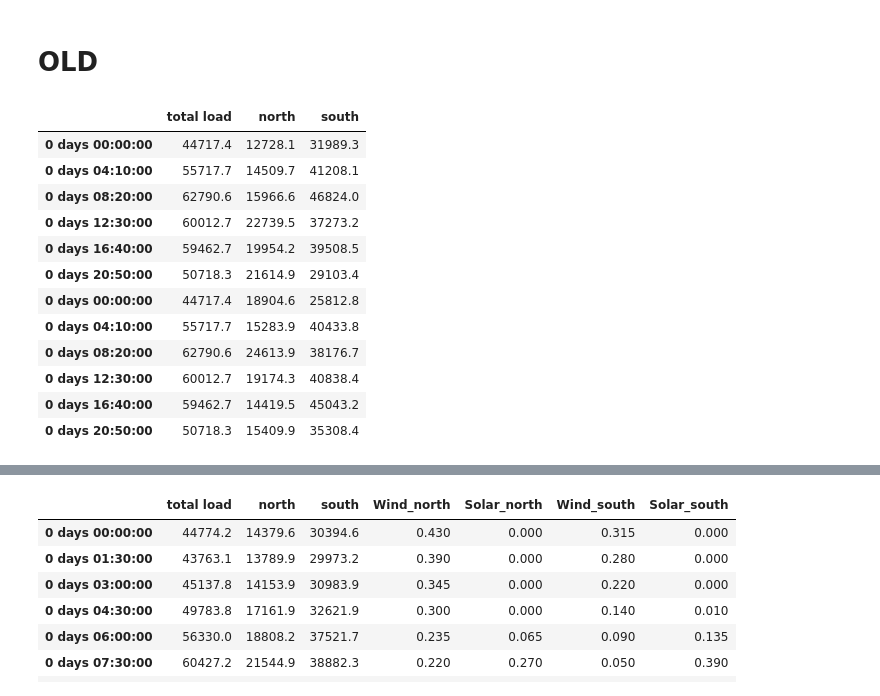
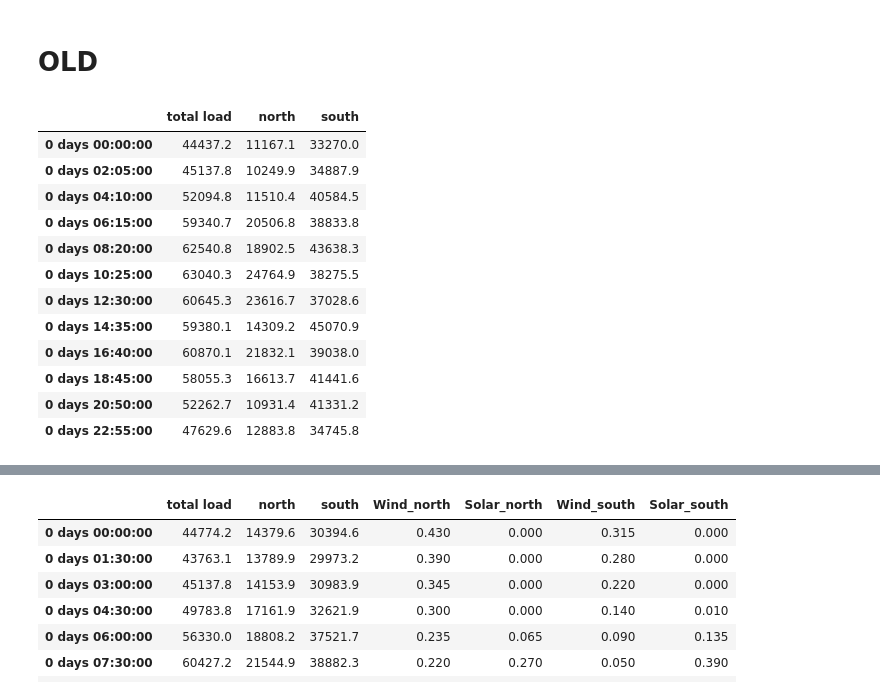
Before and after one commit to anselm-eicke/Locational-investment-signals, a Jupyter notebook: Input data/Input_data.ipynb, the cells around one changed output, grey strips where cells are left out. Drawn from its saved outputs; the diff is of its cells as text; code cells hidden in the pictures.

```diff
--- a/Input data/Input_data.ipynb
+++ b/Input data/Input_data.ipynb
@@ -69,23 +88,16 @@ new_frequency = pd.DataFrame(data = series.values, index = series.index, columns
 # %%
-new_frequency = new_frequency.append(new_frequency)
-
-np.random.seed([3,14])
-new_frequency['north'] = new_frequency['total load'] *(1/3 + np.random.uniform(-0.1, 0.1, len(new_frequency)))
-new_frequency['south'] = new_frequency['total load'] - new_frequency['north']
-new_frequency = new_frequency.round(1)
-new_frequency
 # %% [output]
 |  | total load | north | south |
-| 0 days 00:00:00 | 44717.4 | 12728.1 | 31989.3 |
-| 0 days 04:10:00 | 55717.7 | 14509.7 | 41208.1 |
-| 0 days 08:20:00 | 62790.6 | 15966.6 | 46824.0 |
-| 0 days 12:30:00 | 60012.7 | 22739.5 | 37273.2 |
-| 0 days 16:40:00 | 59462.7 | 19954.2 | 39508.5 |
-| 0 days 20:50:00 | 50718.3 | 21614.9 | 29103.4 |
-| 0 days 00:00:00 | 44717.4 | 18904.6 | 25812.8 |
-| 0 days 04:10:00 | 55717.7 | 15283.9 | 40433.8 |
-| 0 days 08:20:00 | 62790.6 | 24613.9 | 38176.7 |
-| 0 days 12:30:00 | 60012.7 | 19174.3 | 40838.4 |
-| 0 days 16:40:00 | 59462.7 | 14419.5 | 45043.2 |
-| 0 days 20:50:00 | 50718.3 | 15409.9 | 35308.4 |
+| 0 days 00:00:00 | 44437.2 | 11167.1 | 33270.0 |
+| 0 days 02:05:00 | 45137.8 | 10249.9 | 34887.9 |
+| 0 days 04:10:00 | 52094.8 | 11510.4 | 40584.5 |
+| 0 days 06:15:00 | 59340.7 | 20506.8 | 38833.8 |
+| 0 days 08:20:00 | 62540.8 | 18902.5 | 43638.3 |
+| 0 days 10:25:00 | 63040.3 | 24764.9 | 38275.5 |
+| 0 days 12:30:00 | 60645.3 | 23616.7 | 37028.6 |
+| 0 days 14:35:00 | 59380.1 | 14309.2 | 45070.9 |
+| 0 days 16:40:00 | 60870.1 | 21832.1 | 39038.0 |
+| 0 days 18:45:00 | 58055.3 | 16613.7 | 41441.6 |
+| 0 days 20:50:00 | 52262.7 | 10931.4 | 41331.2 |
+| 0 days 22:55:00 | 47629.6 | 12883.8 | 34745.8 |
 # %%
```
Also changed, not shown: parts of 13 cells of this notebook, 9 other files.
